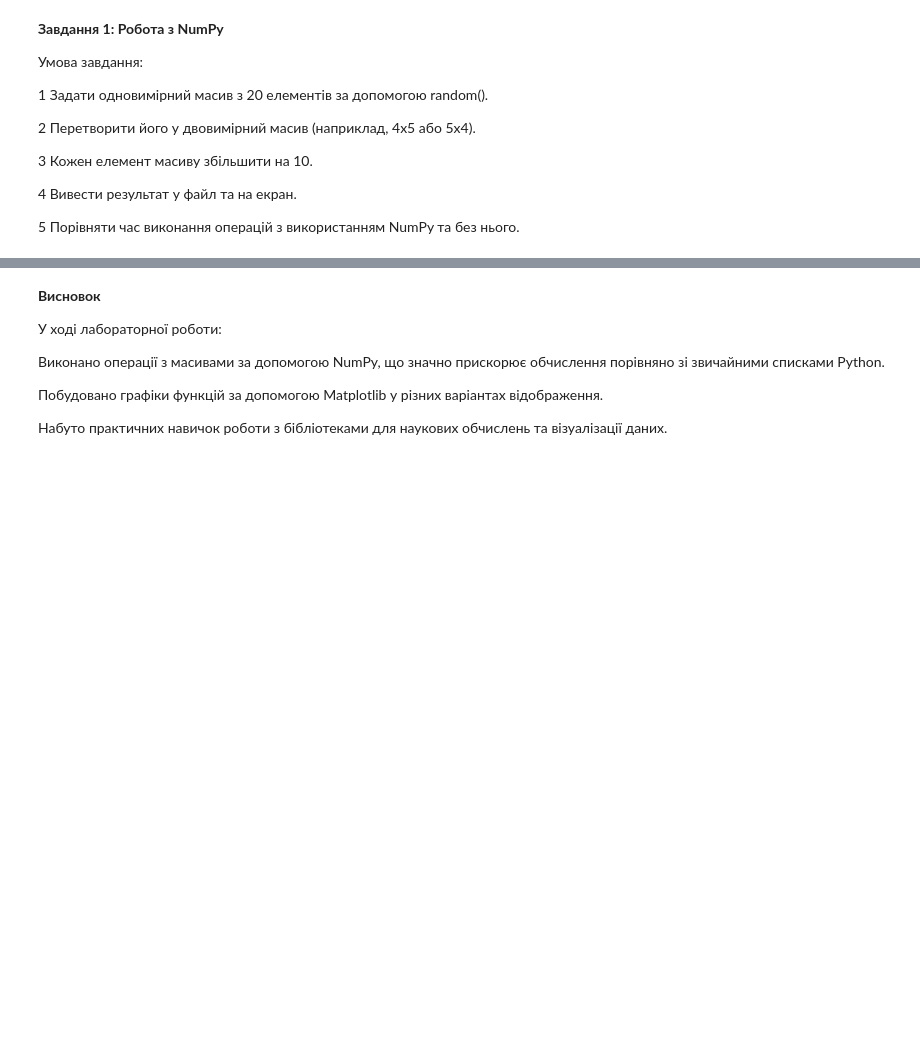
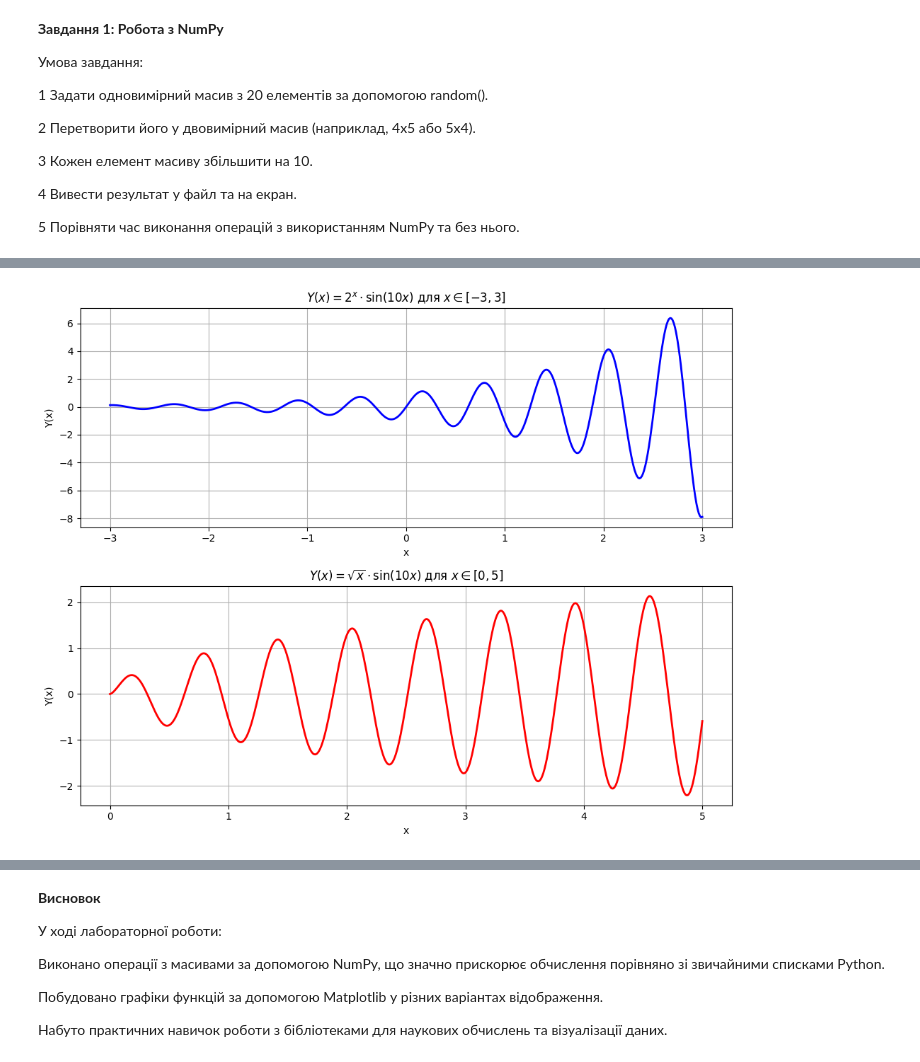
Before and after one commit to mssamoilenko/PythonAnalytic, a Jupyter notebook: LabPythonAnalytic.ipynb, the cells around one changed output, grey strips where cells are left out. Cells and saved outputs as stored; diff of their text form; code cells hidden in the pictures; blank space fills up the shorter version.

```diff
--- a/LabPythonAnalytic.ipynb
+++ b/LabPythonAnalytic.ipynb
@@ -132 +111,30 @@ y2 = np.sqrt(x2) * np.sin(10 * x2)
+# %%
+import numpy as np
+import matplotlib.pyplot as plt
+
+fig, (ax1, ax2) = plt.subplots(2, 1, figsize=(10, 8))
+
+x1 = np.linspace(-3, 3, 500)
+y1 = (2 ** x1) * np.sin(10 * x1)
+
+ax1.plot(x1, y1, 'b-', linewidth=2)
+ax1.set_title(r'$Y(x) = 2^x \cdot \sin(10x)$ для $x \in [-3, 3]$')
+ax1.set_xlabel('x')
+ax1.set_ylabel('Y(x)')
+ax1.grid(True)
+
+x2 = np.linspace(0, 5, 500)
+y2 = np.sqrt(x2) * np.sin(10 * x2)
+
+ax2.plot(x2, y2, 'r-', linewidth=2)
+ax2.set_title(r'$Y(x) = \sqrt{x} \cdot \sin(10x)$ для $x \in [0, 5]$')
+ax2.set_xlabel('x')
+ax2.set_ylabel('Y(x)')
+ax2.grid(True)
+
+plt.tight_layout()
+
+plt.show()
+# %% [output]
+[figure, added]
 # %%
```
Also changed, not shown: parts of 9 cells of this notebook.
